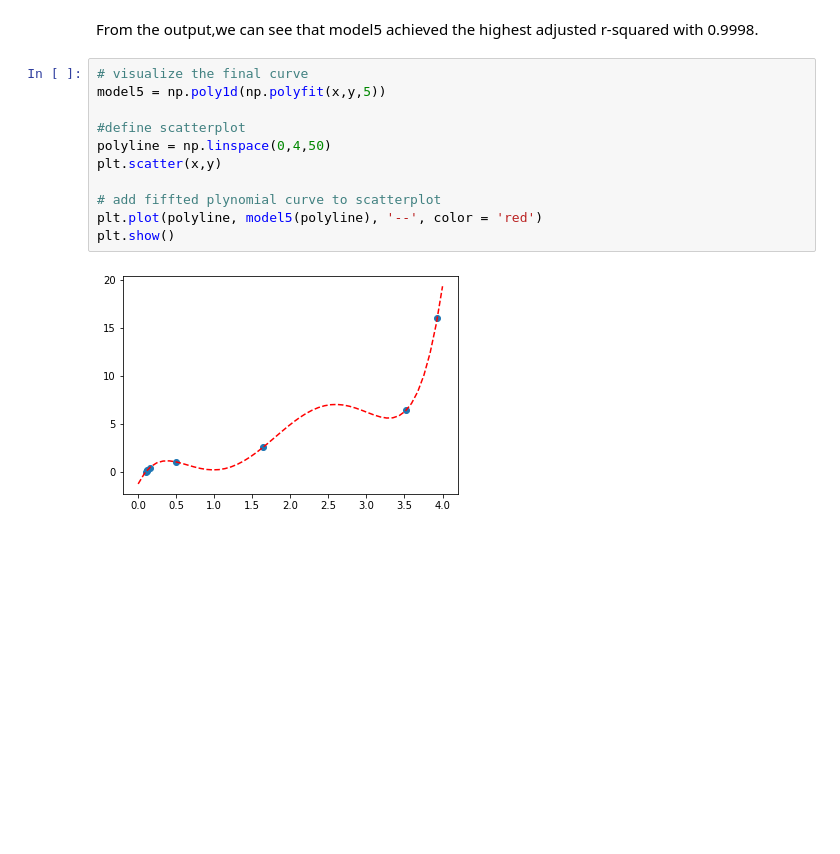
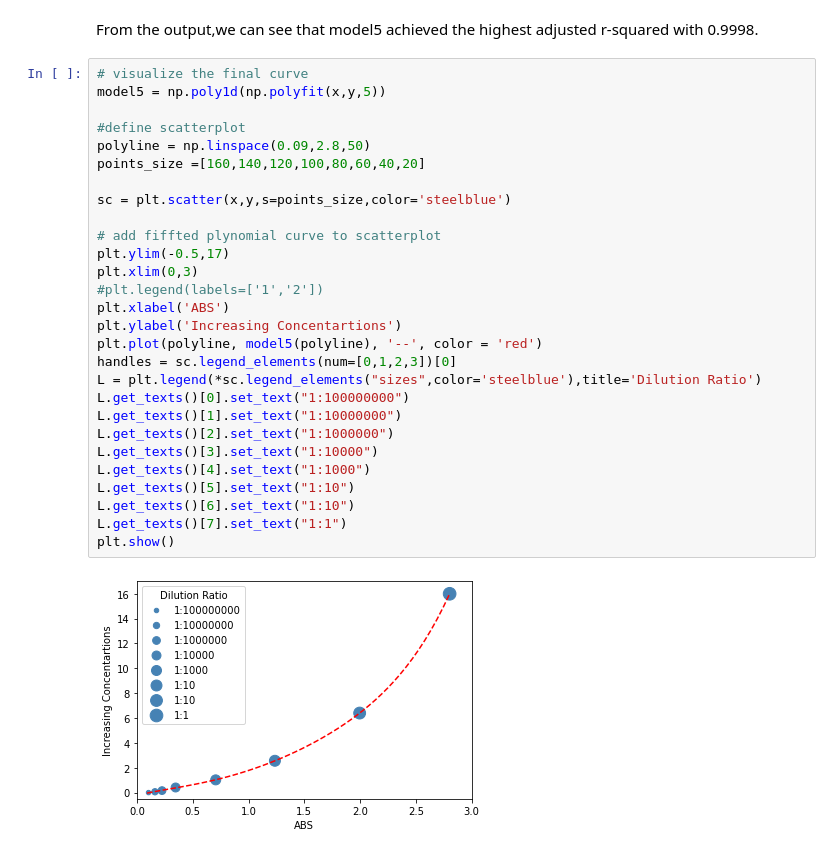
Before and after one commit to jamesleocodes/elisa_bdnf_cortisol, a Jupyter notebook: codes/elisa.ipynb, the cells around one changed output. Saved outputs shown, nothing was run; the diff lists cells and outputs as text; blank space fills up the shorter version.

```diff
--- a/codes/elisa.ipynb
+++ b/codes/elisa.ipynb
@@ -99,15 +111,32 @@ for i in range(1,6):
 # %% [markdown]
 From the output,we can see that model5 achieved the highest adjusted r-squared with 0.9998.
-# %%
-# visualize the final curve
-model5 = np.poly1d(np.polyfit(x,y,5))
-
-#define scatterplot
-polyline = np.linspace(0,4,50)
-plt.scatter(x,y)
-
-# add fiffted plynomial curve to scatterplot
-plt.plot(polyline, model5(polyline), '--', color = 'red')
-plt.show()
-# %% [output]
-[figure, removed]
+# %%
+# visualize the final curve
+model5 = np.poly1d(np.polyfit(x,y,5))
+
+#define scatterplot
+polyline = np.linspace(0.09,2.8,50)
+points_size =[160,140,120,100,80,60,40,20]
+
+sc = plt.scatter(x,y,s=points_size,color='steelblue')
+
+# add fiffted plynomial curve to scatterplot
+plt.ylim(-0.5,17)
+plt.xlim(0,3)
+#plt.legend(labels=['1','2'])
+plt.xlabel('ABS')
+plt.ylabel('Increasing Concentartions')
+plt.plot(polyline, model5(polyline), '--', color = 'red')
+handles = sc.legend_elements(num=[0,1,2,3])[0]
+L = plt.legend(*sc.legend_elements("sizes",color='steelblue'),title='Dilution Ratio')
+L.get_texts()[0].set_text("1:100000000")
+L.get_texts()[1].set_text("1:10000000")
+L.get_texts()[2].set_text("1:1000000")
+L.get_texts()[3].set_text("1:10000")
+L.get_texts()[4].set_text("1:1000")
+L.get_texts()[5].set_text("1:10")
+L.get_texts()[6].set_text("1:10")
+L.get_texts()[7].set_text("1:1")
+plt.show()
+# %% [output]
+[figure, added]
```
Also changed, not shown: parts of 6 cells of this notebook, 1 other file.
